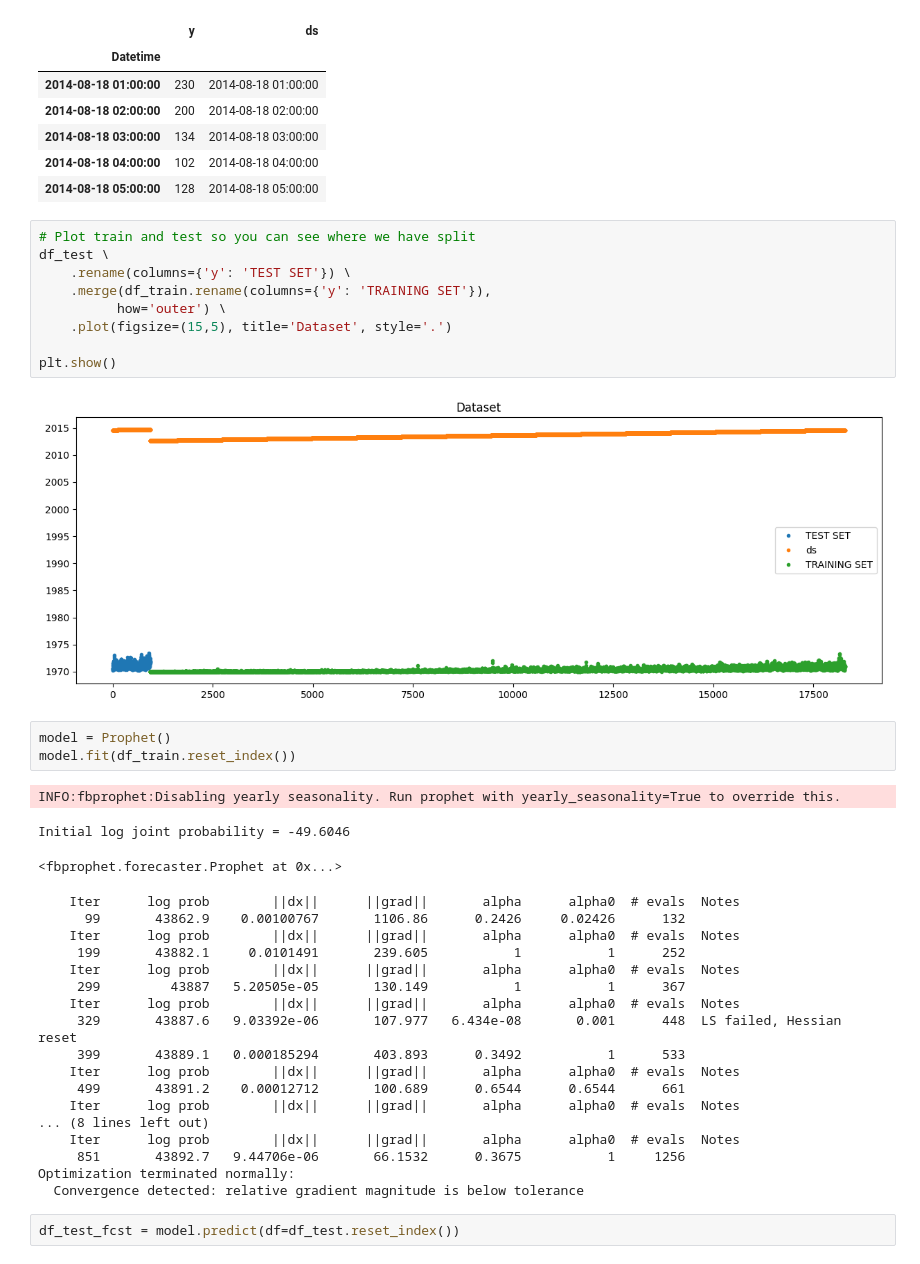
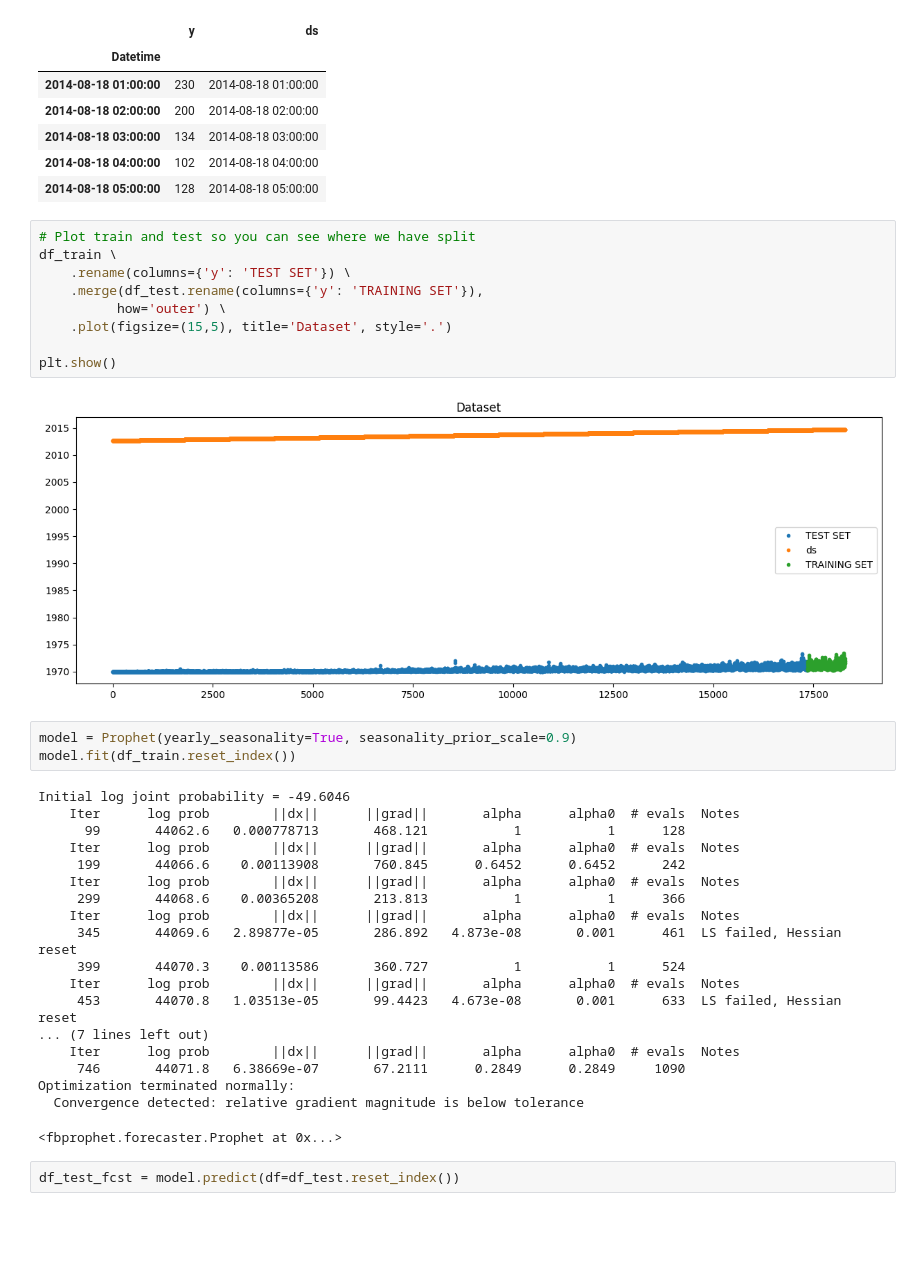
Before and after one commit to 1805ayush/Traffic-analysis, a Jupyter notebook: Traffic Forecast - Time Series Analysis.ipynb, the cells around one changed output. Saved outputs shown, nothing was run; the diff lists cells and outputs as text; blank space fills up the shorter version.

```diff
--- a/Traffic Forecast - Time Series Analysis.ipynb
+++ b/Traffic Forecast - Time Series Analysis.ipynb
@@ -375,39 +375,37 @@ df_test.head()
 | 2014-08-18 05:00:00 | 128 | 2014-08-18 05:00:00 |
 # %%
 # Plot train and test so you can see where we have split
-df_test \
+df_train \
     .rename(columns={'y': 'TEST SET'}) \
-    .merge(df_train.rename(columns={'y': 'TRAINING SET'}),
+    .merge(df_test.rename(columns={'y': 'TRAINING SET'}),
           how='outer') \
     .plot(figsize=(15,5), title='Dataset', style='.')
 
 plt.show()
 # %% [output]
-[figure, old version]
+[figure, new version]
 # %%
-model = Prophet()
+model = Prophet(yearly_seasonality=True, seasonality_prior_scale=0.9)
 model.fit(df_train.reset_index())
 # %% [output]
-INFO:fbprophet:Disabling yearly seasonality. Run prophet with yearly_seasonality=True to override this.
+Initial log joint probability = -49.6046
+    Iter      log prob        ||dx||      ||grad||       alpha      alpha0  # evals  Notes
+      99       44062.6   0.000778713       468.121           1           1      128
+    Iter      log prob        ||dx||      ||grad||       alpha      alpha0  # evals  Notes
+     199       44066.6    0.00113908       760.845      0.6452      0.6452      242
+    Iter      log prob        ||dx||      ||grad||       alpha      alpha0  # evals  Notes
+     299       44068.6    0.00365208       213.813           1           1      366
+    Iter      log prob        ||dx||      ||grad||       alpha      alpha0  # evals  Notes
+     345       44069.6   2.89877e-05       286.892   4.873e-08       0.001      461  LS failed, Hessian reset
+     399       44070.3    0.00113586       360.727           1           1      524
+    Iter      log prob        ||dx||      ||grad||       alpha      alpha0  # evals  Notes
+     453       44070.8   1.03513e-05       99.4423   4.673e-08       0.001      633  LS failed, Hessian reset
+... (7 lines left out)
+    Iter      log prob        ||dx||      ||grad||       alpha      alpha0  # evals  Notes
+     746       44071.8   6.38669e-07       67.2111      0.2849      0.2849     1090
+Optimization terminated normally:
+  Convergence detected: relative gradient magnitude is below tolerance
-Initial log joint probability = -49.6046
+<fbprophet.forecaster.Prophet at 0x...>
-<fbprophet.forecaster.Prophet at 0x...>
-    Iter      log prob        ||dx||      ||grad||       alpha      alpha0  # evals  Notes
-      99       43862.9    0.00100767       1106.86      0.2426     0.02426      132
-    Iter      log prob        ||dx||      ||grad||       alpha      alpha0  # evals  Notes
-     199       43882.1     0.0101491       239.605           1           1      252
-    Iter      log prob        ||dx||      ||grad||       alpha      alpha0  # evals  Notes
-     299         43887   5.20505e-05       130.149           1           1      367
-    Iter      log prob        ||dx||      ||grad||       alpha      alpha0  # evals  Notes
-     329       43887.6   9.03392e-06       107.977   6.434e-08       0.001      448  LS failed, Hessian reset
-     399       43889.1   0.000185294       403.893      0.3492           1      533
-    Iter      log prob        ||dx||      ||grad||       alpha      alpha0  # evals  Notes
-     499       43891.2    0.00012712       100.689      0.6544      0.6544      661
-    Iter      log prob        ||dx||      ||grad||       alpha      alpha0  # evals  Notes
-... (8 lines left out)
-    Iter      log prob        ||dx||      ||grad||       alpha      alpha0  # evals  Notes
-     851       43892.7   9.44706e-06       66.1532      0.3675           1     1256
-Optimization terminated normally:
-  Convergence detected: relative gradient magnitude is below tolerance
 # %%
 df_test_fcst = model.predict(df=df_test.reset_index())
 # %%
```
Also changed, not shown: parts of 15 cells of this notebook, 2 other files.
